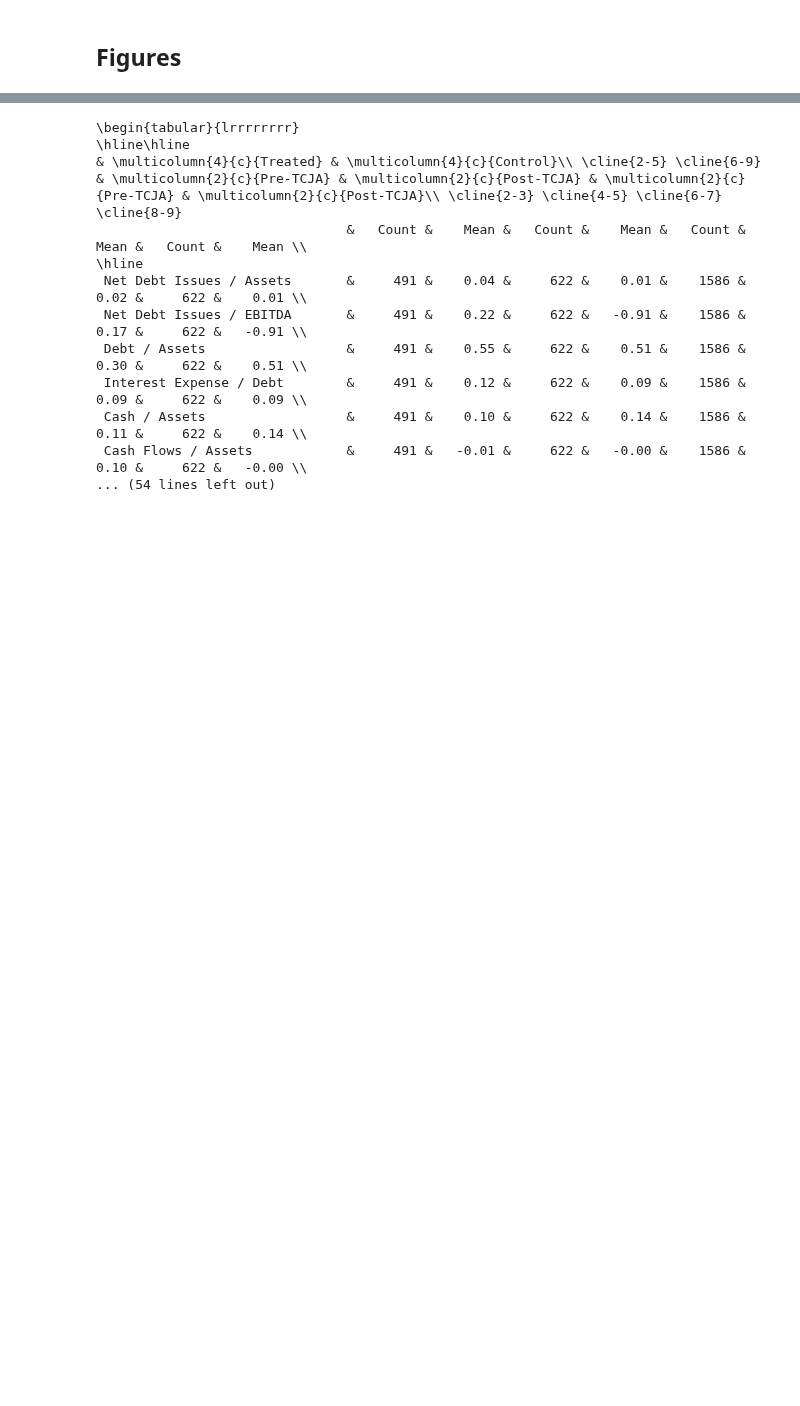
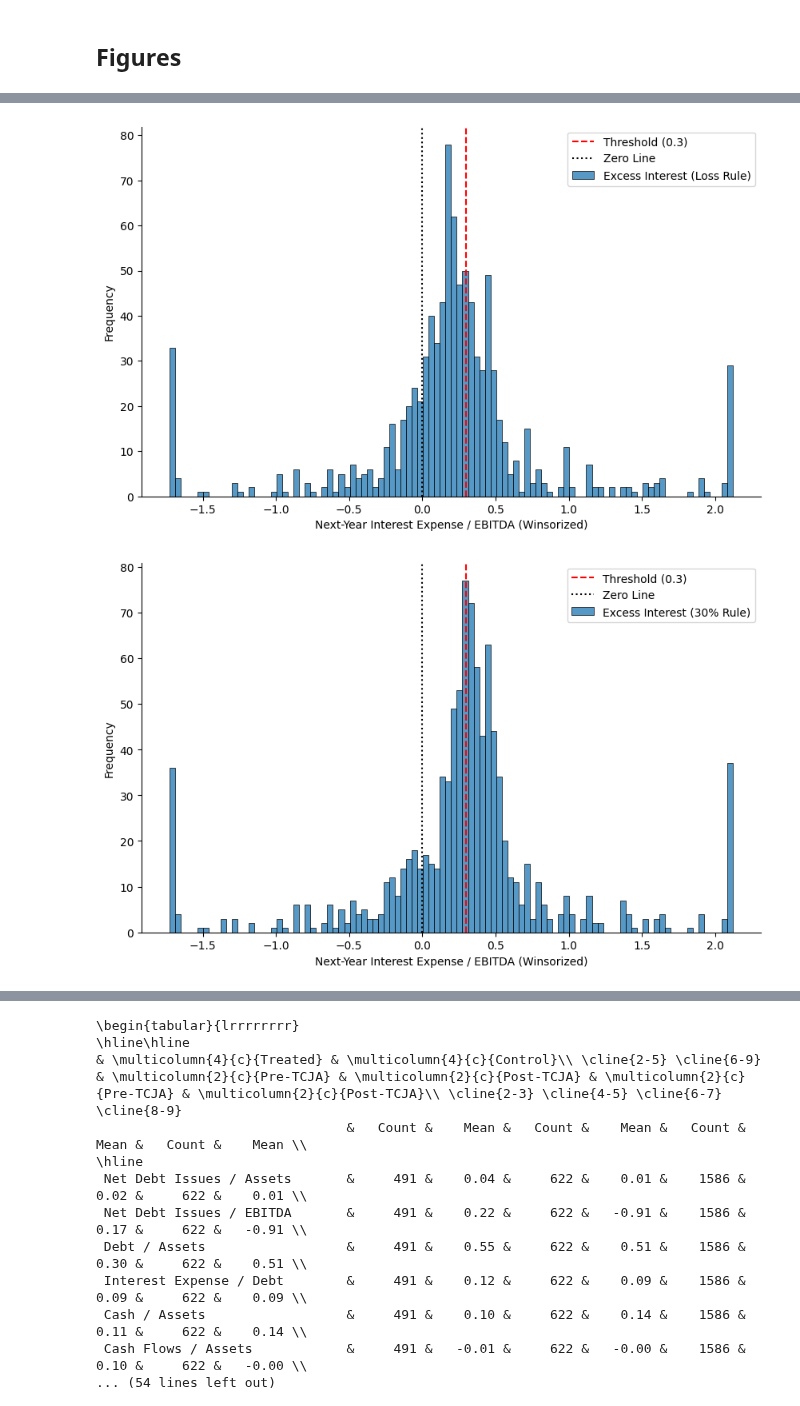
Before and after one commit to zirui-song/interest-deductibility-and-debt-contracting, a Jupyter notebook: Dealscan_Analysis.ipynb, the cells around one changed output, grey strips where cells are left out. Cells and saved outputs as stored; diff of their text form; code cells hidden in the pictures; blank space fills up the shorter version.

```diff
--- a/Dealscan_Analysis.ipynb
+++ b/Dealscan_Analysis.ipynb
@@ -1430,0 +1457,30 @@ plt.show()
+# %%
+# Plot for excess_interest_loss == 1
+interest_expense_winsorized_loss = tranche_level_ds_compa[tranche_level_ds_compa['excess_interest_loss'] == 1]['interest_expense_by_ebitda_next_1yr'].clip(tranche_level_ds_compa['interest_expense_by_ebitda_next_1yr'].quantile(0.01), tranche_level_ds_compa['interest_expense_by_ebitda_next_1yr'].quantile(0.99))
+plt.figure(figsize=(10, 6))
+sns.histplot(interest_expense_winsorized_loss, bins=100, label='Excess Interest (Loss Rule)')
+plt.axvline(x=0.3, color='r', linestyle='--', label='Threshold (0.3)')
+plt.axvline(x=0, color='k', linestyle=':', label='Zero Line')
+plt.xlabel('Next-Year Interest Expense / EBITDA (Winsorized)')
+plt.ylabel('Frequency')
+plt.legend()
+sns.despine()
+plt.savefig(os.path.join(overleaf_dir, 'Figures/ie_ebitda_excess_interest_loss_deals.png'), dpi=300)
+plt.show()
+
+# Plot for excess_interest_30 == 1
+# generate excess_interest_30_only = 1 if excess_interest_30 == 1 and excess_interest_loss == 0
+interest_expense_winsorized_30 = tranche_level_ds_compa[tranche_level_ds_compa['excess_interest_30'] == 1]['interest_expense_by_ebitda_next_1yr'].clip(tranche_level_ds_compa['interest_expense_by_ebitda_next_1yr'].quantile(0.01), tranche_level_ds_compa['interest_expense_by_ebitda_next_1yr'].quantile(0.99))
+plt.figure(figsize=(10, 6))
+sns.histplot(interest_expense_winsorized_30, bins=100, label='Excess Interest (30% Rule)')
+plt.axvline(x=0.3, color='r', linestyle='--', label='Threshold (0.3)')
+plt.axvline(x=0, color='k', linestyle=':', label='Zero Line')
+plt.xlabel('Next-Year Interest Expense / EBITDA (Winsorized)')
+plt.ylabel('Frequency')
+plt.legend()
+sns.despine()
+plt.savefig(os.path.join(overleaf_dir, 'Figures/ie_ebitda_excess_interest_30_deals.png'), dpi=300)
+plt.show()
+# %% [output]
+[figure, added]
+[figure, added]
```
Also changed, not shown: parts of 16 cells of this notebook, 6 other files.
